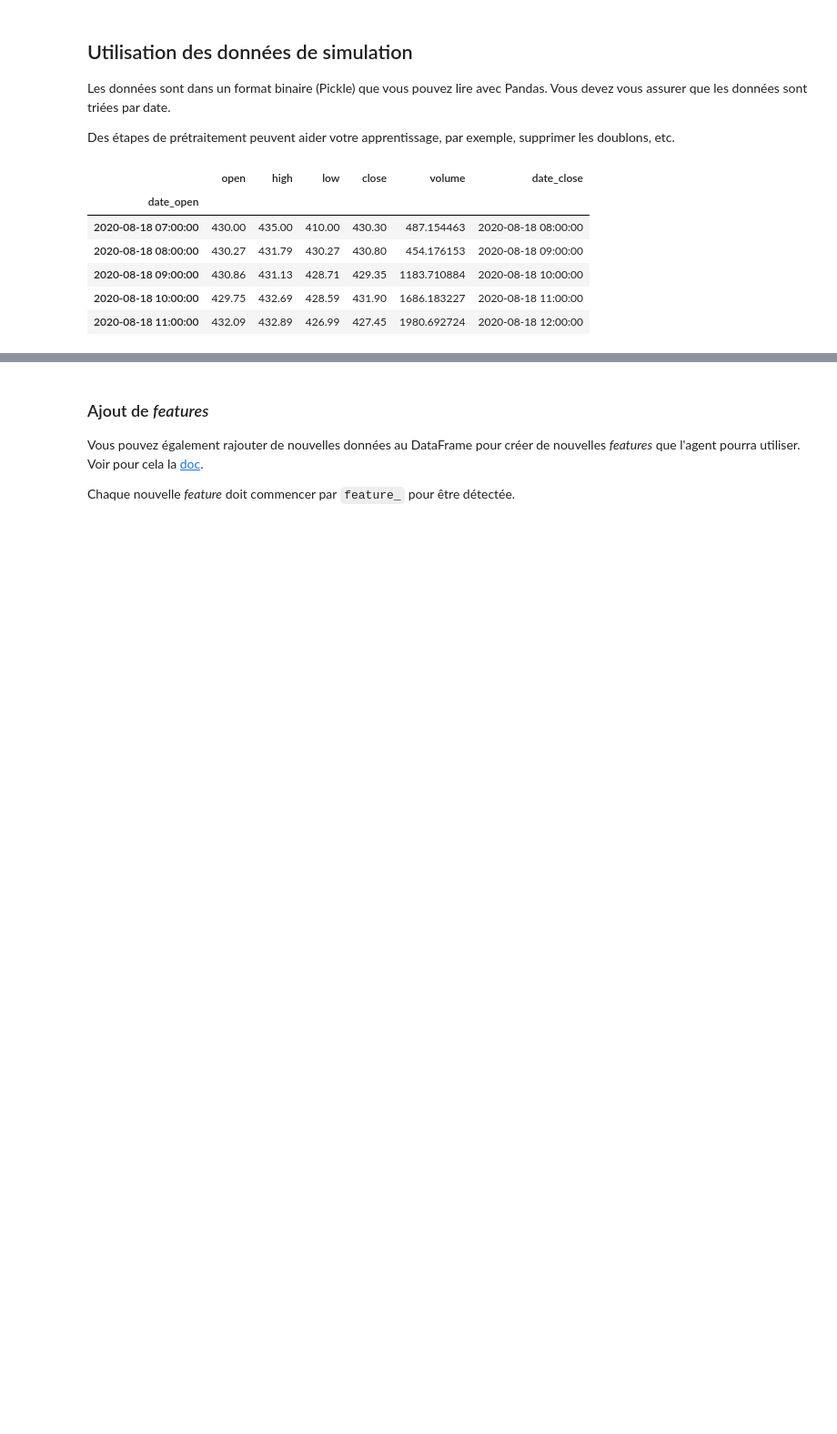
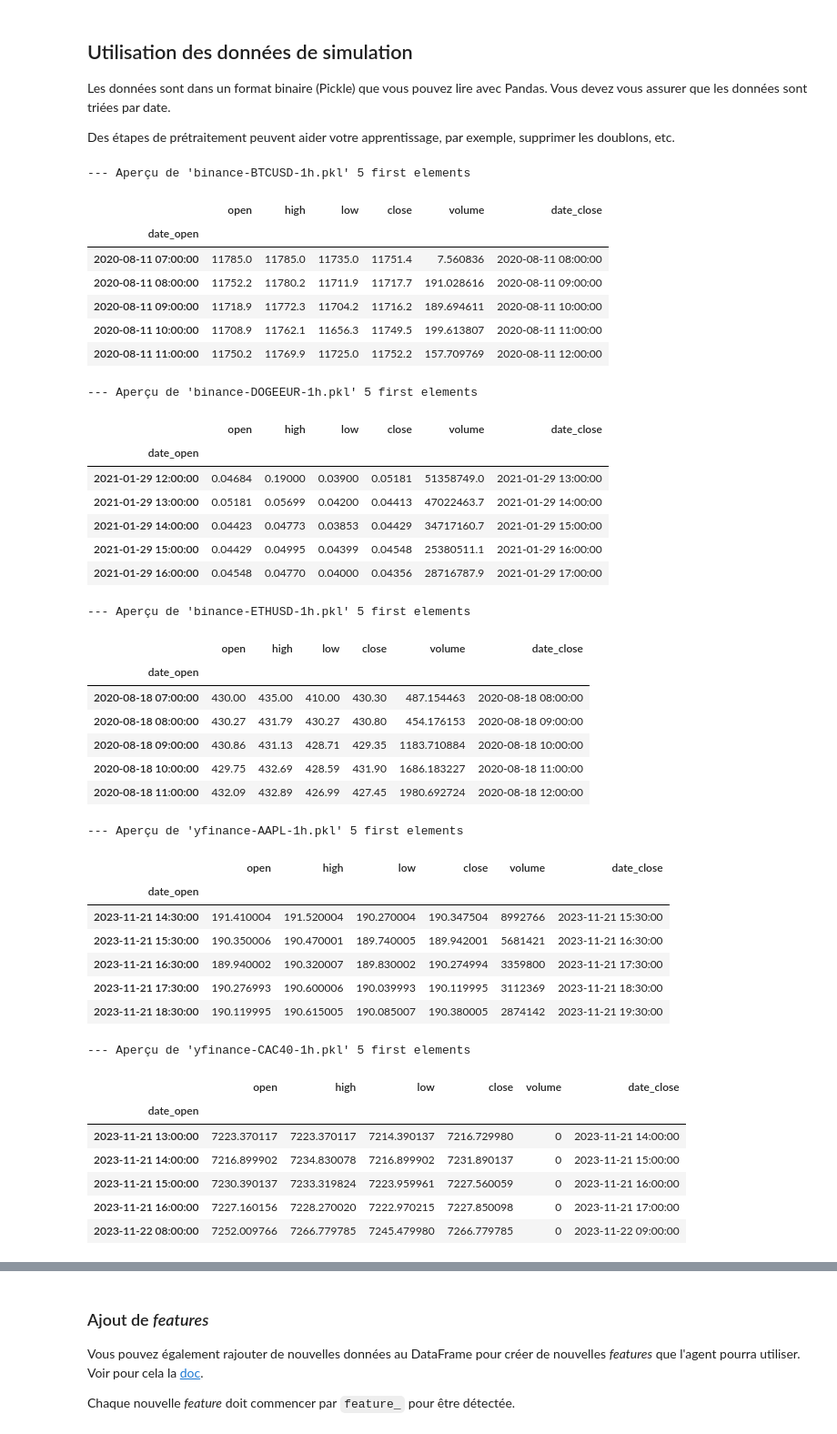
Before and after one commit to laetitiamontbarbon/RL-projet-trading, a Jupyter notebook: projet.ipynb, the cells around one changed output, grey strips where cells are left out. Shown at 91% size. Cells and saved outputs as stored; diff of their text form; code cells hidden in the pictures; blank space fills up the shorter version.

```diff
--- a/projet.ipynb
+++ b/projet.ipynb
@@ -47,20 +49,61 @@ import gym_trading_env
 Les données sont dans un format binaire (Pickle) que vous pouvez lire avec Pandas. Vous devez vous assurer que les données sont triées par date.
 
 Des étapes de prétraitement peuvent aider votre apprentissage, par exemple, supprimer les doublons, etc.
-# %%
-def preprocess(df):
-    df = df.sort_index()
-    df = df.dropna()
-    df = df.drop_duplicates()
-    return df
-
-df = preprocess(pd.read_pickle('./data/binance-ETHUSD-1h.pkl'))
-df.head(5)
-# %% [output]
-|  | open | high | low | close | volume | date_close |
-| date_open |  |  |  |  |  |  |
-| 2020-08-18 07:00:00 | 430.00 | 435.00 | 410.00 | 430.30 | 487.154463 | 2020-08-18 08:00:00 |
-| 2020-08-18 08:00:00 | 430.27 | 431.79 | 430.27 | 430.80 | 454.176153 | 2020-08-18 09:00:00 |
-| 2020-08-18 09:00:00 | 430.86 | 431.13 | 428.71 | 429.35 | 1183.710884 | 2020-08-18 10:00:00 |
-| 2020-08-18 10:00:00 | 429.75 | 432.69 | 428.59 | 431.90 | 1686.183227 | 2020-08-18 11:00:00 |
-| 2020-08-18 11:00:00 | 432.09 | 432.89 | 426.99 | 427.45 | 1980.692724 | 2020-08-18 12:00:00 |
+# %%
+def preprocess(df):
+    df = df.sort_index()
+    df = df.dropna()
+    df = df.drop_duplicates()
+    return df
+
+# Lister tous les fichiers et dossiers dans le répertoire
+for filename in os.listdir('data'):
+    # Construire le chemin complet du fichier
+    filepath = os.path.join('data', filename)
+
+    # Vérifier si c'est un fichier et qu'il se termine par '.pkl'
+    if os.path.isfile(filepath) and filename.endswith('.pkl'):
+        print(f"\n--- Aperçu de '{filename}' 5 first elements")
+        df = preprocess(pd.read_pickle(filepath))
+        display(df.head(5))
+# %% [output]
+--- Aperçu de 'binance-BTCUSD-1h.pkl' 5 first elements
+|  | open | high | low | close | volume | date_close |
+| date_open |  |  |  |  |  |  |
+| 2020-08-11 07:00:00 | 11785.0 | 11785.0 | 11735.0 | 11751.4 | 7.560836 | 2020-08-11 08:00:00 |
+| 2020-08-11 08:00:00 | 11752.2 | 11780.2 | 11711.9 | 11717.7 | 191.028616 | 2020-08-11 09:00:00 |
+| 2020-08-11 09:00:00 | 11718.9 | 11772.3 | 11704.2 | 11716.2 | 189.694611 | 2020-08-11 10:00:00 |
+| 2020-08-11 10:00:00 | 11708.9 | 11762.1 | 11656.3 | 11749.5 | 199.613807 | 2020-08-11 11:00:00 |
+| 2020-08-11 11:00:00 | 11750.2 | 11769.9 | 11725.0 | 11752.2 | 157.709769 | 2020-08-11 12:00:00 |
+--- Aperçu de 'binance-DOGEEUR-1h.pkl' 5 first elements
+|  | open | high | low | close | volume | date_close |
+| date_open |  |  |  |  |  |  |
+| 2021-01-29 12:00:00 | 0.04684 | 0.19000 | 0.03900 | 0.05181 | 51358749.0 | 2021-01-29 13:00:00 |
+| 2021-01-29 13:00:00 | 0.05181 | 0.05699 | 0.04200 | 0.04413 | 47022463.7 | 2021-01-29 14:00:00 |
+| 2021-01-29 14:00:00 | 0.04423 | 0.04773 | 0.03853 | 0.04429 | 34717160.7 | 2021-01-29 15:00:00 |
+| 2021-01-29 15:00:00 | 0.04429 | 0.04995 | 0.04399 | 0.04548 | 25380511.1 | 2021-01-29 16:00:00 |
+| 2021-01-29 16:00:00 | 0.04548 | 0.04770 | 0.04000 | 0.04356 | 28716787.9 | 2021-01-29 17:00:00 |
+--- Aperçu de 'binance-ETHUSD-1h.pkl' 5 first elements
+|  | open | high | low | close | volume | date_close |
+| date_open |  |  |  |  |  |  |
+| 2020-08-18 07:00:00 | 430.00 | 435.00 | 410.00 | 430.30 | 487.154463 | 2020-08-18 08:00:00 |
+| 2020-08-18 08:00:00 | 430.27 | 431.79 | 430.27 | 430.80 | 454.176153 | 2020-08-18 09:00:00 |
+| 2020-08-18 09:00:00 | 430.86 | 431.13 | 428.71 | 429.35 | 1183.710884 | 2020-08-18 10:00:00 |
+| 2020-08-18 10:00:00 | 429.75 | 432.69 | 428.59 | 431.90 | 1686.183227 | 2020-08-18 11:00:00 |
+| 2020-08-18 11:00:00 | 432.09 | 432.89 | 426.99 | 427.45 | 1980.692724 | 2020-08-18 12:00:00 |
+--- Aperçu de 'yfinance-AAPL-1h.pkl' 5 first elements
+|  | open | high | low | close | volume | date_close |
+| date_open |  |  |  |  |  |  |
+| 2023-11-21 14:30:00 | 191.410004 | 191.520004 | 190.270004 | 190.347504 | 8992766 | 2023-11-21 15:30:00 |
+| 2023-11-21 15:30:00 | 190.350006 | 190.470001 | 189.740005 | 189.942001 | 5681421 | 2023-11-21 16:30:00 |
+| 2023-11-21 16:30:00 | 189.940002 | 190.320007 | 189.830002 | 190.274994 | 3359800 | 2023-11-21 17:30:00 |
+| 2023-11-21 17:30:00 | 190.276993 | 190.600006 | 190.039993 | 190.119995 | 3112369 | 2023-11-21 18:30:00 |
+| 2023-11-21 18:30:00 | 190.119995 | 190.615005 | 190.085007 | 190.380005 | 2874142 | 2023-11-21 19:30:00 |
+--- Aperçu de 'yfinance-CAC40-1h.pkl' 5 first elements
+|  | open | high | low | close | volume | date_close |
+| date_open |  |  |  |  |  |  |
+| 2023-11-21 13:00:00 | 7223.370117 | 7223.370117 | 7214.390137 | 7216.729980 | 0 | 2023-11-21 14:00:00 |
+| 2023-11-21 14:00:00 | 7216.899902 | 7234.830078 | 7216.899902 | 7231.890137 | 0 | 2023-11-21 15:00:00 |
+| 2023-11-21 15:00:00 | 7230.390137 | 7233.319824 | 7223.959961 | 7227.560059 | 0 | 2023-11-21 16:00:00 |
+| 2023-11-21 16:00:00 | 7227.160156 | 7228.270020 | 7222.970215 | 7227.850098 | 0 | 2023-11-21 17:00:00 |
+| 2023-11-22 08:00:00 | 7252.009766 | 7266.779785 | 7245.479980 | 7266.779785 | 0 | 2023-11-22 09:00:00 |
```
Also changed, not shown: parts of 11 cells of this notebook.
